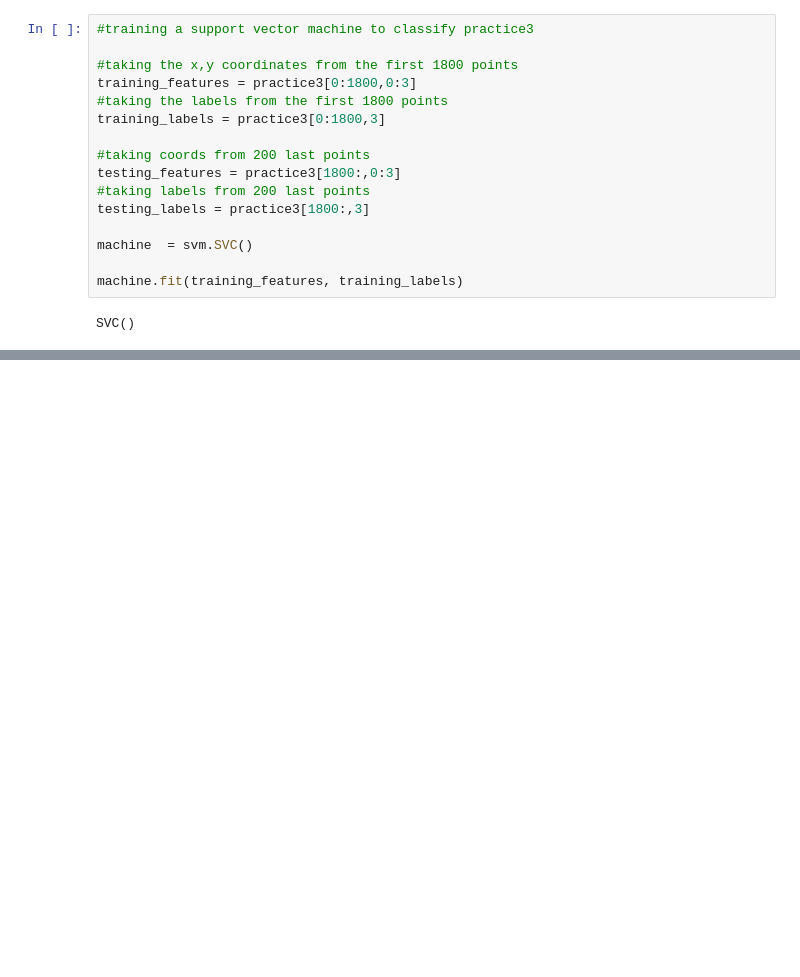
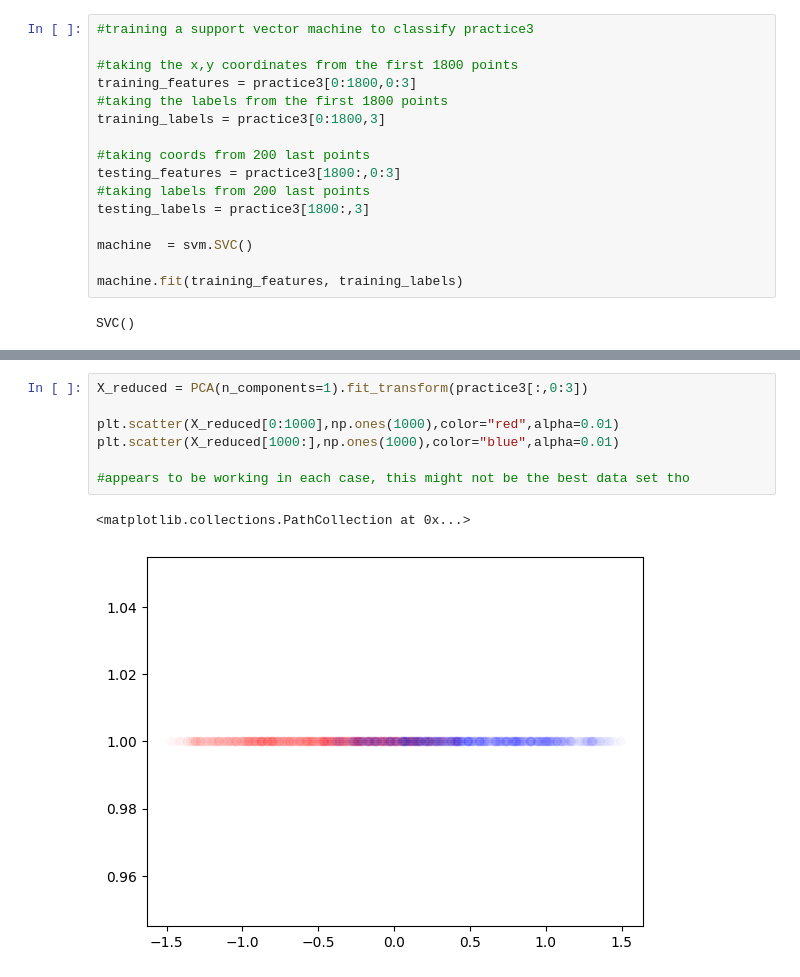
Before and after one commit to MACtion-Potential/SN_2023, a Jupyter notebook: ML Practice/jacob_practice.ipynb, the cells around one changed output, grey strips where cells are left out. Saved outputs shown, nothing was run; the diff lists cells and outputs as text; blank space fills up the shorter version.

```diff
--- a/ML Practice/jacob_practice.ipynb
+++ b/ML Practice/jacob_practice.ipynb
@@ -198,0 +338,10 @@ accuracy= 0.84
+# %%
+X_reduced = PCA(n_components=1).fit_transform(practice3[:,0:3])
+
+plt.scatter(X_reduced[0:1000],np.ones(1000),color="red",alpha=0.01)
+plt.scatter(X_reduced[1000:],np.ones(1000),color="blue",alpha=0.01)
+
+#appears to be working in each case, this might not be the best data set tho
+# %% [output]
+<matplotlib.collections.PathCollection at 0x...>
+[figure, added]
```
Also changed, not shown: parts of 16 cells of this notebook.
